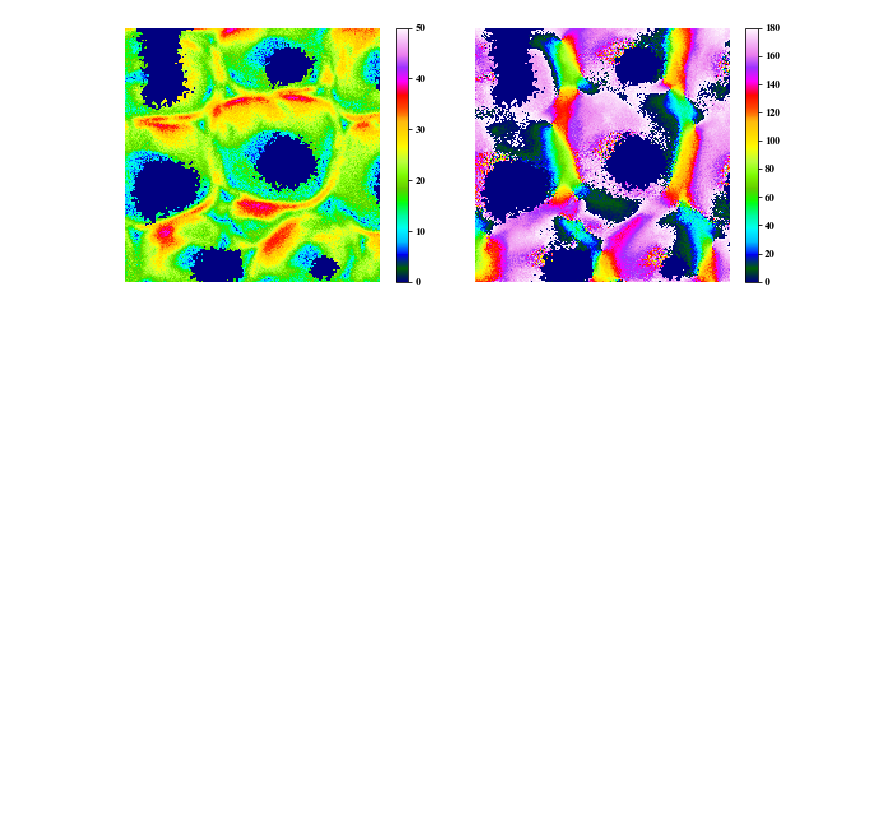
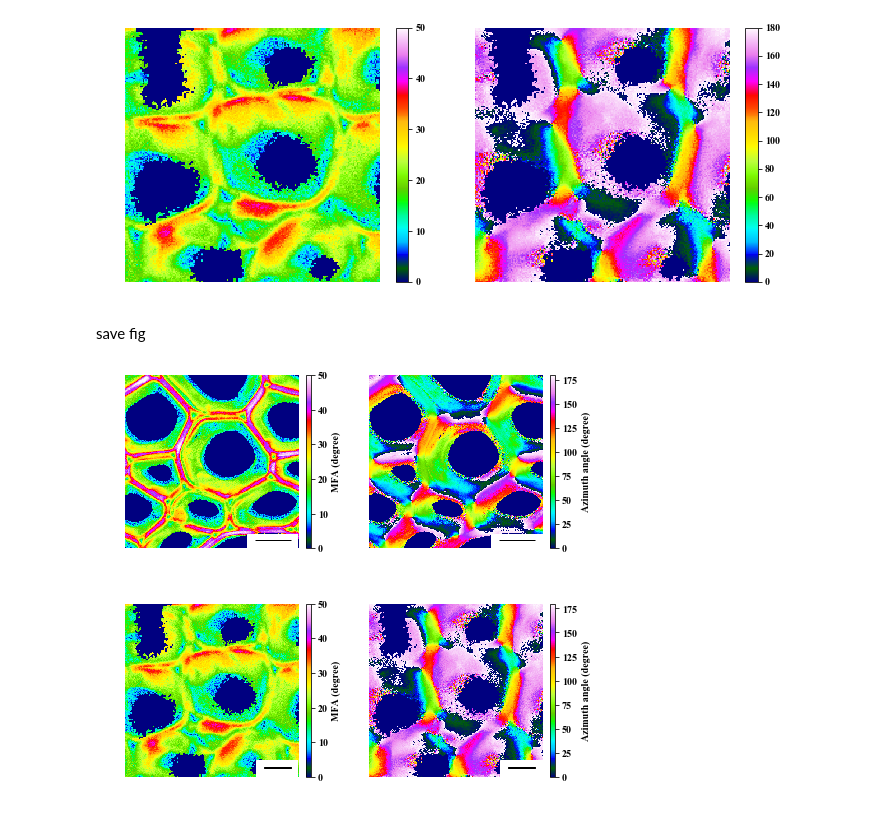
Before and after one commit to pywood21/po_mfa_2023, a Jupyter notebook: src/jupyter_notebooks/fig/S01_data_visualization.ipynb, the cells around one changed output. Cells and saved outputs as stored; diff of their text form; code cells hidden in the pictures; blank space fills up the shorter version.

```diff
--- a/src/jupyter_notebooks/fig/S01_data_visualization.ipynb
+++ b/src/jupyter_notebooks/fig/S01_data_visualization.ipynb
@@ -17,6 +19,8 @@ fig_save_path=os.path.join(current_path, "fig_save", "result_visualization")
 
 if os.path.exists(fig_save_path)==False:
     os.makedirs(fig_save_path)
+
+Polscope_x40=0.160256 #um/pixel
 # %%
 npz_path_list=glob.glob(os.path.join(npz_pred_path, "*.npz"))
 npz_segmentation_path_list=glob.glob(os.path.join(npz_segmentation_path, "*.npz"))
@@ -119,3 +123,55 @@ plt.show()
 plt.close()
 # %% [output]
 [figure]
+# %% [markdown]
+save fig
+# %%
+#load data
+MFA_1=npz_list[6]["MFA"]
+angle_1=npz_list[6]["angle"]
+
+MFA_2=npz_list[3]["MFA"]
+angle_2=npz_list[3]["angle"]
+# %%
+fig, ax=plt.subplots(2, 2, figsize=(7, 6.5))
+
+im0=ax[0, 0].imshow(MFA_1[500:800, 1400:1700], cmap="gist_ncar", vmin=0, vmax=50)
+ax[0, 0].axis("off")
+divider = make_axes_locatable(ax[0, 0])
+cax = divider.append_axes("right", size="3%", pad=0.1)
+fig.colorbar(im0, cax=cax, label="MFA (degree)")
+ax[0, 0].add_patch(Rectangle((210, 275), 200, 200, facecolor="w", edgecolor="w"))
+ax[0, 0].add_patch(Rectangle((225, 285), 10//Polscope_x40, 1, facecolor="k", edgecolor="k"))
+
+
+im1=ax[0, 1].imshow(angle_1[500:800, 1400:1700], cmap="gist_ncar", vmin=0, vmax=180)
+ax[0, 1].axis("off")
+divider = make_axes_locatable(ax[0, 1])
+cax = divider.append_axes("right", size="3%", pad=0.1)
+fig.colorbar(im1, cax=cax, label="Azimuth angle (degree)")
+ax[0, 1].add_patch(Rectangle((210, 275), 1500, 1000, facecolor="w", edgecolor="w"))
+ax[0, 1].add_patch(Rectangle((225, 285), 10//Polscope_x40, 1, facecolor="k", edgecolor="k"))
+
+im2=ax[1,0].imshow(MFA_2[3200:3400, 200:400], cmap="gist_ncar", vmin=0, vmax=50)
+ax[1, 0].axis("off")
+divider = make_axes_locatable(ax[1, 0])
+cax = divider.append_axes("right", size="3%", pad=0.1)
+fig.colorbar(im2, cax=cax, label="MFA (degree)")
+ax[1, 0].add_patch(Rectangle((150, 180), 1500, 1000, facecolor="w", edgecolor="w"))
+ax[1, 0].add_patch(Rectangle((160, 188), 5//Polscope_x40, 1, facecolor="k", edgecolor="k"))
+
+im3=ax[1, 1].imshow(angle_2[3200:3400, 200:400], cmap="gist_ncar")
+ax[1, 1].axis("off")
+divider = make_axes_locatable(ax[1, 1])
+cax = divider.append_axes("right", size="3%", pad=0.1)
+fig.colorbar(im3, cax=cax, label="Azimuth angle (degree)")
+ax[1, 1].add_patch(Rectangle((150, 180), 1500, 1000, facecolor="w", edgecolor="w"))
+ax[1, 1].add_patch(Rectangle((160, 188), 5//Polscope_x40, 1, facecolor="k", edgecolor="k"))
+
+plt.subplots_adjust(hspace=0.2)
+plt.tight_layout()
+plt.savefig(os.path.join(fig_save_path, "sample01EW_sample03_MFA_azimuth.png"), dpi=1200)
+plt.show()
+plt.close()
+# %% [output]
+[figure, added]
```
Also changed, not shown: parts of 1 cell of this notebook, 19 other files.
